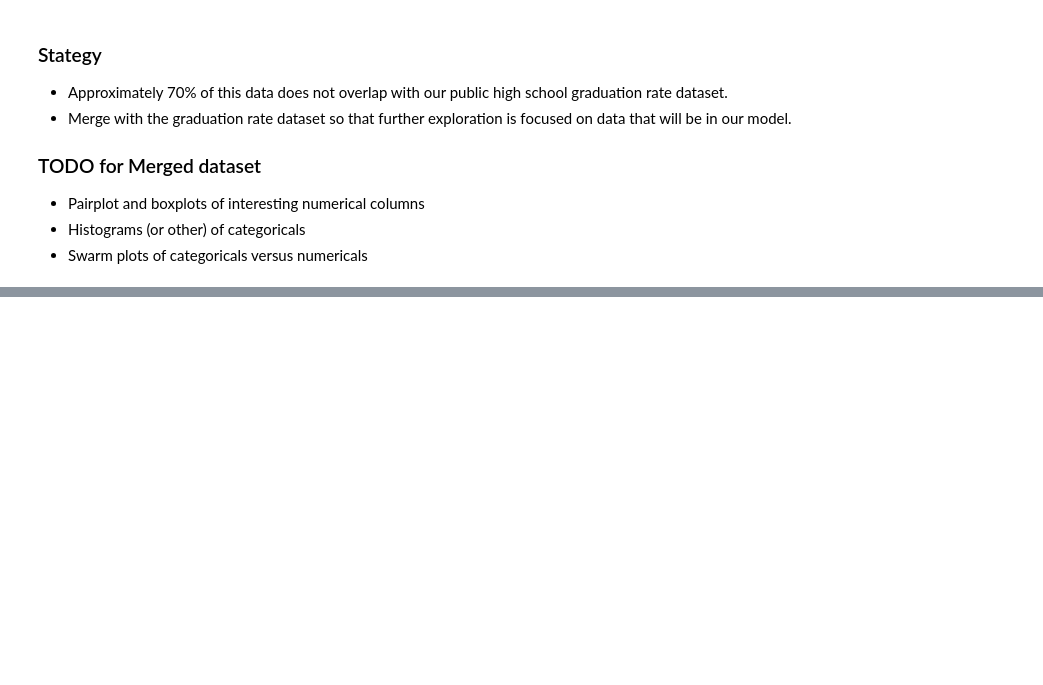
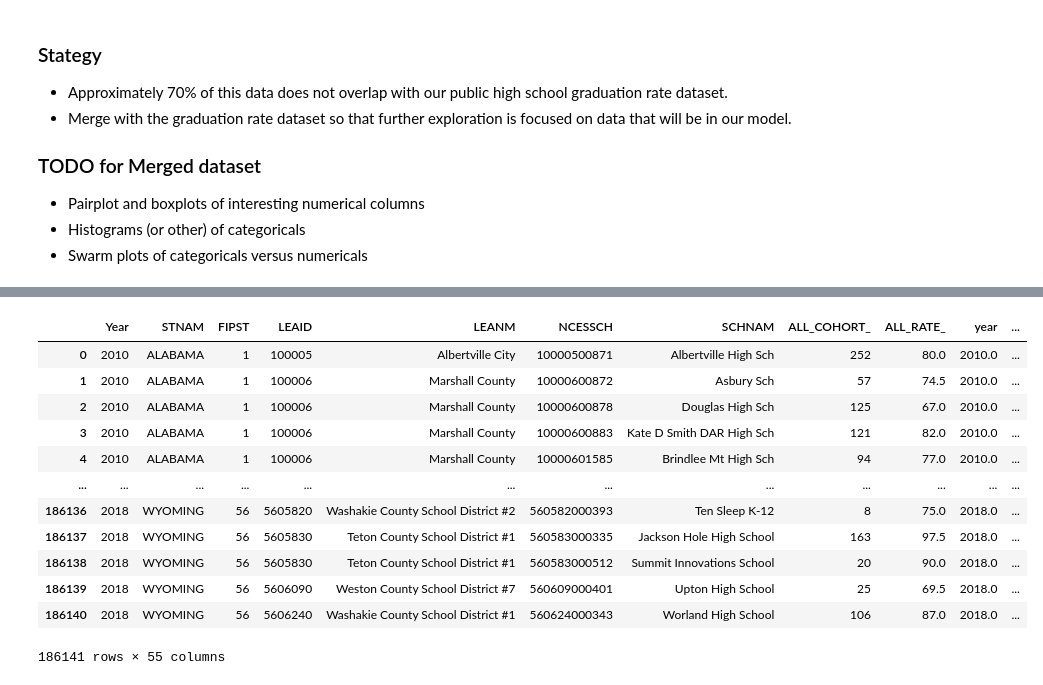
Before and after one commit to georgetown-analytics/student-outcomes, a Jupyter notebook: notebooks/EDA_school_directory.ipynb, the cells around one changed output, grey strips where cells are left out. Saved outputs shown, nothing was run; the diff lists cells and outputs as text; code cells hidden in the pictures; blank space fills up the shorter version.

Commit message:
Merged directory to grad rate to narrow down data that needs explored.

```diff
--- a/notebooks/EDA_school_directory.ipynb
+++ b/notebooks/EDA_school_directory.ipynb
@@ -271,0 +274,2 @@ Text(0, 0.5, 'Highest grade offered')
+# %%
+gr = pd.read_csv('cleaned_mega_grad_rate_frame.csv.bak')
@@ -271,0 +292,18 @@ Text(0, 0.5, 'Highest grade offered')
+# %%
+merge0 = gr.merge(our_years,how='left', left_on=('Year','NCESSCH'),right_on=('year','ncessch'))
+# %%
+merge0
+# %% [output]
+|  | Year | STNAM | FIPST | LEAID | LEANM | NCESSCH | SCHNAM | ALL_COHORT_ | ALL_RATE_ | year | ... |
+| 0 | 2010 | ALABAMA | 1 | 100005 | Albertville City | 10000500871 | Albertville High Sch | 252 | 80.0 | 2010.0 | ... |
+| 1 | 2010 | ALABAMA | 1 | 100006 | Marshall County | 10000600872 | Asbury Sch | 57 | 74.5 | 2010.0 | ... |
+| 2 | 2010 | ALABAMA | 1 | 100006 | Marshall County | 10000600878 | Douglas High Sch | 125 | 67.0 | 2010.0 | ... |
+| 3 | 2010 | ALABAMA | 1 | 100006 | Marshall County | 10000600883 | Kate D Smith DAR High Sch | 121 | 82.0 | 2010.0 | ... |
+| 4 | 2010 | ALABAMA | 1 | 100006 | Marshall County | 10000601585 | Brindlee Mt High Sch | 94 | 77.0 | 2010.0 | ... |
+| ... | ... | ... | ... | ... | ... | ... | ... | ... | ... | ... | ... |
+| 186136 | 2018 | WYOMING | 56 | 5605820 | Washakie County School District #2 | 560582000393 | Ten Sleep K-12 | 8 | 75.0 | 2018.0 | ... |
+| 186137 | 2018 | WYOMING | 56 | 5605830 | Teton County School District #1 | 560583000335 | Jackson Hole High School | 163 | 97.5 | 2018.0 | ... |
+| 186138 | 2018 | WYOMING | 56 | 5605830 | Teton County School District #1 | 560583000512 | Summit Innovations School | 20 | 90.0 | 2018.0 | ... |
+| 186139 | 2018 | WYOMING | 56 | 5606090 | Weston County School District #7 | 560609000401 | Upton High School | 25 | 69.5 | 2018.0 | ... |
+| 186140 | 2018 | WYOMING | 56 | 5606240 | Washakie County School District #1 | 560624000343 | Worland High School | 106 | 87.0 | 2018.0 | ... |
+186141 rows × 55 columns
```
Also changed, not shown: parts of 3 cells of this notebook, 1 other file.
